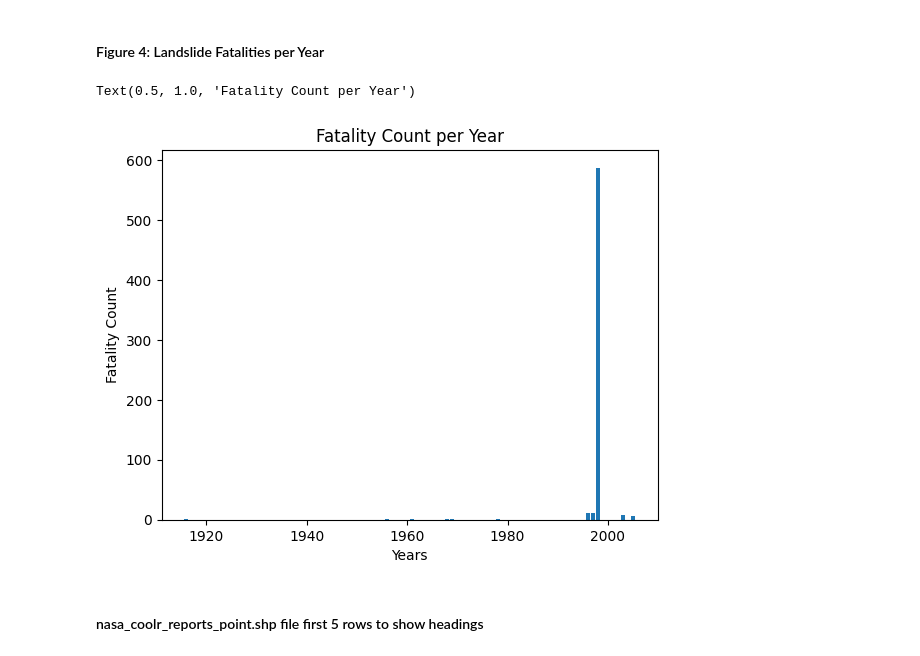
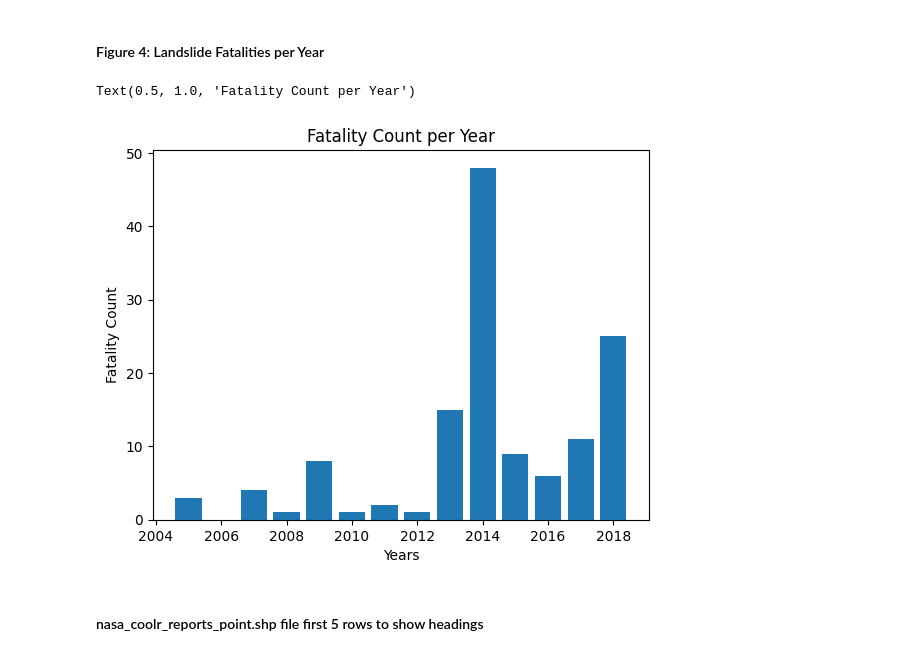
Before and after one commit to Kduff2/LandslideProject, a Jupyter notebook: term_paper.ipynb, the cells around one changed output. Saved outputs shown, nothing was run; the diff lists cells and outputs as text; code cells hidden in the pictures.

```diff
--- a/term_paper.ipynb
+++ b/term_paper.ipynb
@@ -62,20 +62,20 @@ Text(0.5, 1.0, 'Landslide Count per Year')
 # %%
 import matplotlib.pyplot as plt
 import pandas as pd
 
-LS = pd.read_csv("nasa_US_landslides.csv")
+LS = pd.read_csv("nasa_US_landslides2.csv")
 
-Years = LS['Year']
-Fatalities =  LS['Landslides per year']
+Years = [2005, 2007, 2008, 2009, 2010, 2011, 2012, 2013, 2014, 2015, 2016, 2017, 2018]
+Fatalities =  [3, 4, 1, 8, 1, 2, 1, 15, 48, 9, 6, 11, 25]
 
 
 plt.bar(Years, Fatalities)
 plt.xlabel("Years")
 plt.ylabel("Fatality Count")
 plt.title("Fatality Count per Year")
 # %% [output]
 Text(0.5, 1.0, 'Fatality Count per Year')
-[figure, old version]
+[figure, new version]
 # %% [markdown]
 #### nasa_coolr_reports_point.shp file first 5 rows to show headings
 # %%
```
Also changed, not shown: 1 other file.
